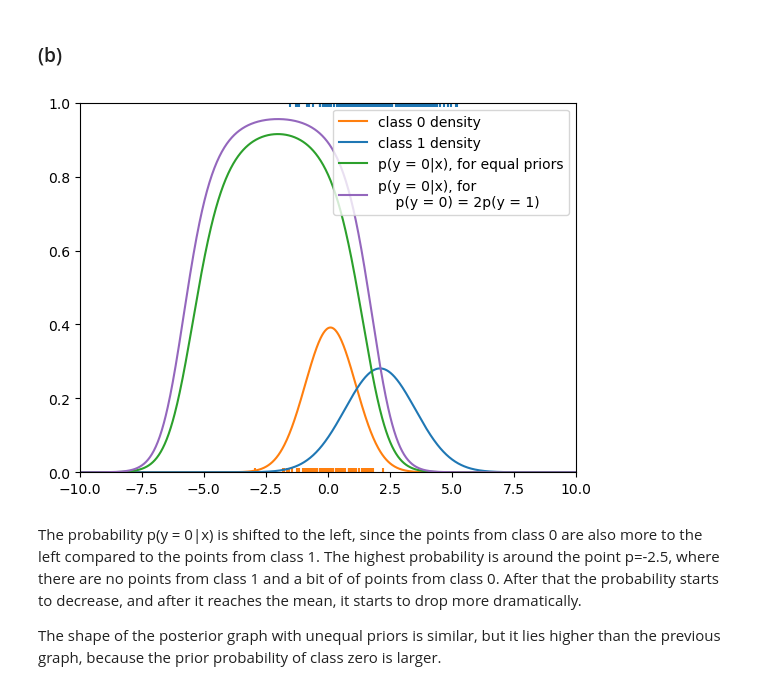
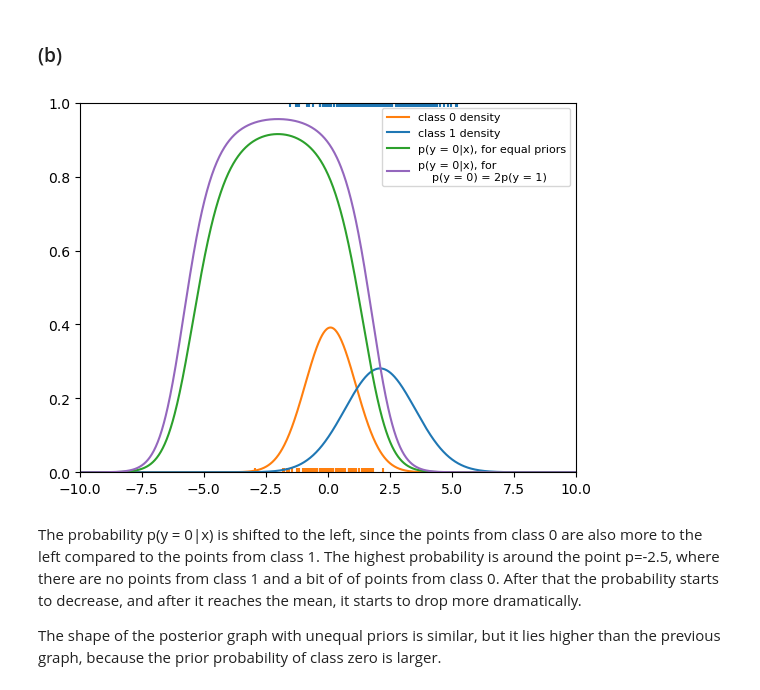
Before and after one commit to emironovich/mlph_w24, a Jupyter notebook: sheet04/sheet04.ipynb, the cells around one changed output. Saved outputs shown, nothing was run; the diff lists cells and outputs as text; code cells hidden in the pictures.

Commit message:
Make the legend smaller

```diff
--- a/sheet04/sheet04.ipynb
+++ b/sheet04/sheet04.ipynb
@@ -29,27 +29,27 @@ Class 1: mean 2.105667, std 1.419657
 # %%
 #fig, ax = plt.subplots(1, 2, sharex=True, sharey=True)
 fig, ax = plt.subplots()
 ax.set_xlim(-10, 10)
 ax.set_ylim(0, 1)
 ax.scatter(pts_class0, np.zeros(pts_class0.shape), color='C1', marker='|')
 ax.scatter(pts_class1, np.ones(pts_class1.shape), marker='|')
 
 xs = np.linspace(-10, 10, 1000)
 ys_0 = np.exp(-0.5*((xs - mean_class0)/std_class0)**2) / (std_class0 * np.sqrt(2*np.pi))
 ax.plot(xs, ys_0, color='C1', label='class 0 density')
 ys_1 = np.exp(-0.5*((xs - mean_class1)/std_class1)**2) / (std_class1 * np.sqrt(2*np.pi))
 ax.plot(xs, ys_1, label='class 1 density')
 
 posterior_eq = (0.5*ys_0) / (0.5*ys_0 + 0.5*ys_1)
 ax.plot(xs, posterior_eq, color = 'C2', label='p(y = 0|x), for equal priors')
 
 posterior_uneq = (2. * ys_0 / 3.) / (2. * ys_0 / 3. + ys_1 / 3.)
 ax.plot(xs, posterior_uneq, color = 'C4', label='p(y = 0|x), for \n    p(y = 0) = 2p(y = 1)')
 
-ax.legend()
+ax.legend(prop={'size': 8})
 plt.show()
 # %% [output]
-[figure, old version]
+[figure, new version]
 # %% [markdown]
 The probability p(y = 0|x) is shifted to the left, since the points from class 0 are also more to the left compared to the points from class 1. The highest probability is around the point p=-2.5, where there are no points from class 1 and a bit of of points from class 0. After that the probability starts to decrease, and after it reaches the mean, it starts to drop more dramatically.
 
```
